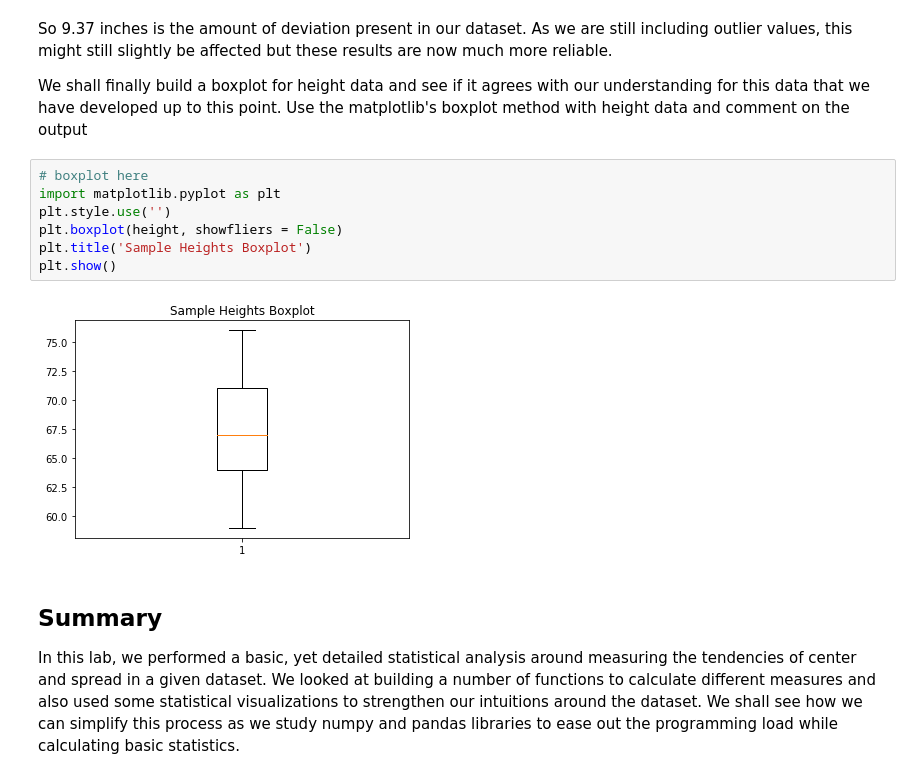
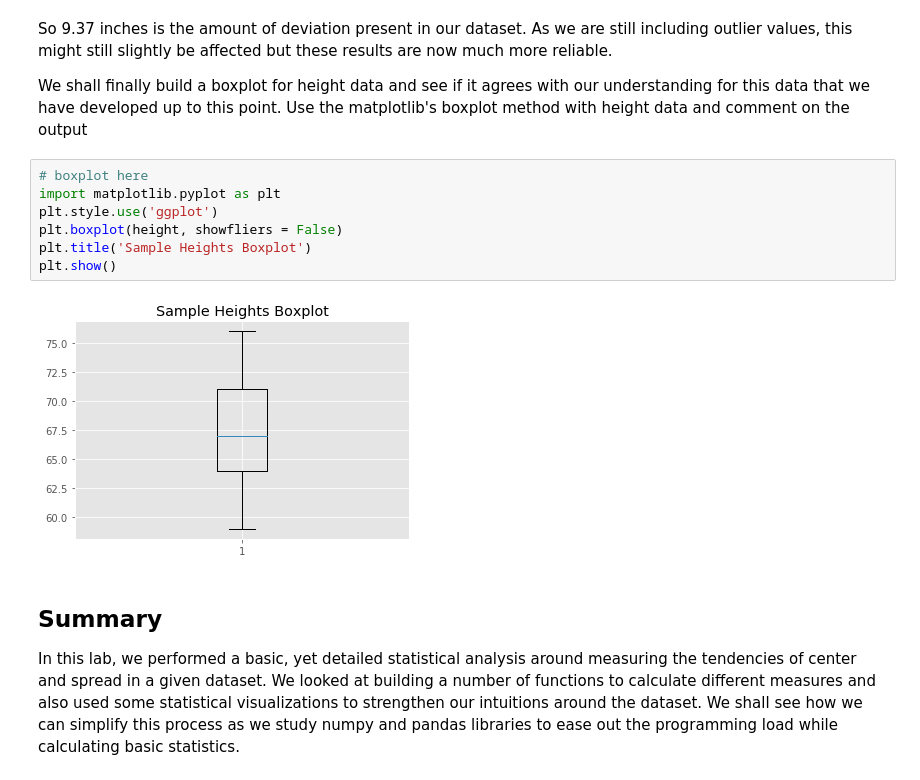
Before and after one commit to bl419cam/dsc-implementing-statistics-with-functions-lab-seattle-ds-062419, a Jupyter notebook: index.ipynb, the cells around one changed output. Drawn from its saved outputs; the diff is of its cells as text.

```diff
--- a/index.ipynb
+++ b/index.ipynb
@@ -381,12 +381,12 @@ We shall finally build a boxplot for height data and see if it agrees with our u
 # %%
 # boxplot here
 import matplotlib.pyplot as plt
-plt.style.use('')
+plt.style.use('ggplot')
 plt.boxplot(height, showfliers = False)
 plt.title('Sample Heights Boxplot')
 plt.show()
 # %% [output]
-[figure, old version]
+[figure, new version]
 # %% [markdown]
 ## Summary
 
```
